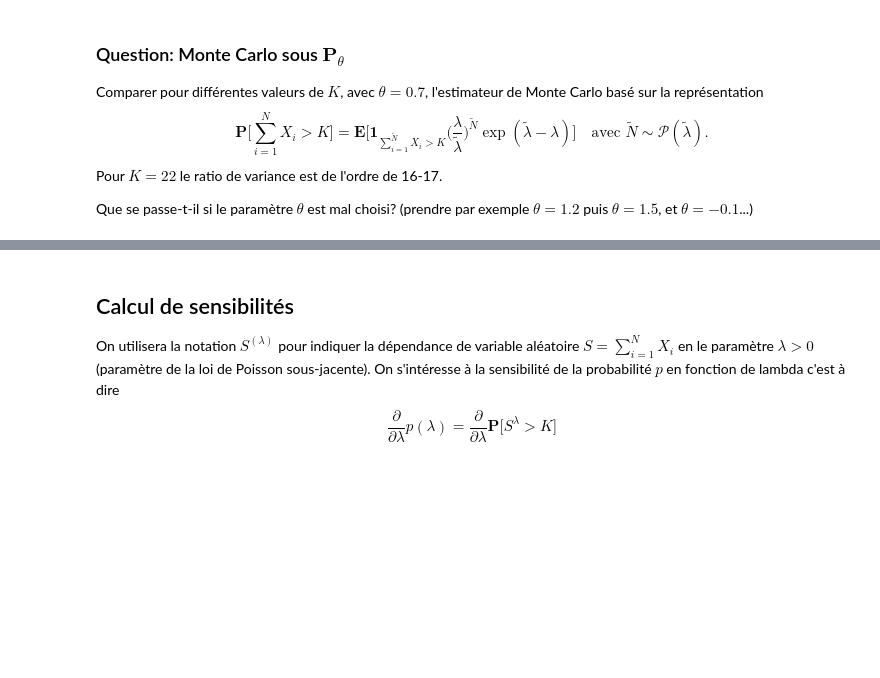
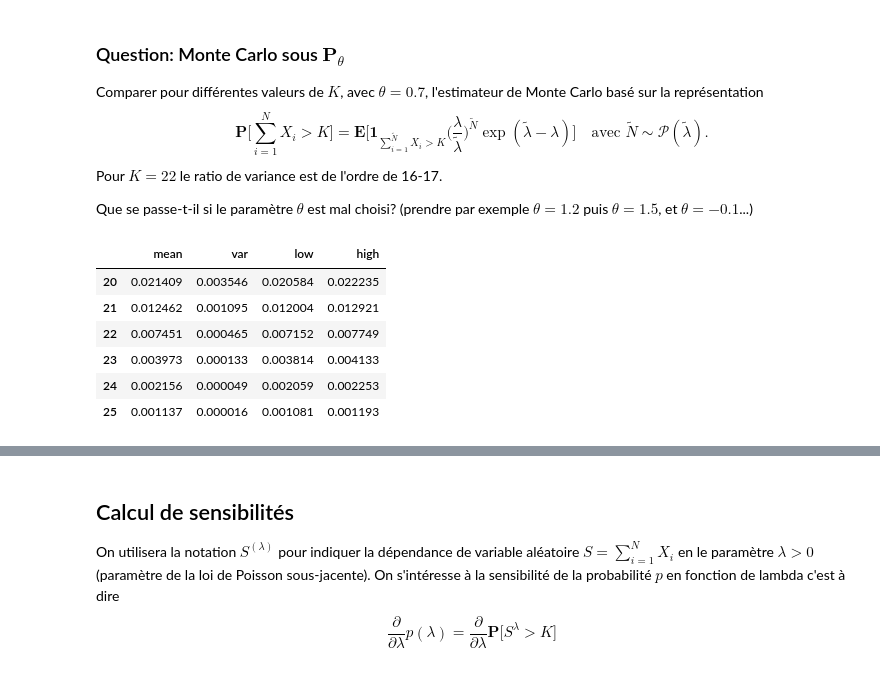
Before and after one commit to RoxaneC/M1-MATHS, a Jupyter notebook: Probabilités_Numériques/TP4/TP4 Sujet.ipynb, the cells around one changed output, grey strips where cells are left out. Cells and saved outputs as stored; diff of their text form; code cells hidden in the pictures; blank space fills up the shorter version.

```diff
--- a/Probabilités_Numériques/TP4/TP4 Sujet.ipynb
+++ b/Probabilités_Numériques/TP4/TP4 Sujet.ipynb
@@ -302,3 +307,28 @@ Comparer pour différentes valeurs de $K$, avec $\theta = 0.7$, l'estimateur de
 Pour $K = 22$ le ratio de variance est de l'ordre de 16-17.
 
 Que se passe-t-il si le paramètre $\theta$ est mal choisi? (prendre par exemple $\theta = 1.2$ puis $\theta = 1.5$, et $\theta = -0.1$...)
+# %%
+theta = 0.7
+Ks = np.arange(20,26)
+res_IS = []
+
+
+for K in Ks:
+    lmbda_tilde = lmbda*np.exp(theta)
+    sample_tilde = simu_S_tilde(n, mu, sigma, lmbda, theta)
+
+    sample = (sample_tilde[0]>K) * np.power(lmbda/lmbda_tilde, sample_tilde[1]) * np.exp(lmbda_tilde - lmbda)
+    sample_mc = monte_carlo(sample)
+    res_IS.append(sample_mc)
+
+index_y = ["mean", "var", "low", "high"]
+df_IS = pd.DataFrame(res_IS, index=Ks, columns=index_y)
+df_IS
+# %% [output]
+|  | mean | var | low | high |
+| 20 | 0.021409 | 0.003546 | 0.020584 | 0.022235 |
+| 21 | 0.012462 | 0.001095 | 0.012004 | 0.012921 |
+| 22 | 0.007451 | 0.000465 | 0.007152 | 0.007749 |
+| 23 | 0.003973 | 0.000133 | 0.003814 | 0.004133 |
+| 24 | 0.002156 | 0.000049 | 0.002059 | 0.002253 |
+| 25 | 0.001137 | 0.000016 | 0.001081 | 0.001193 |
```
Also changed, not shown: parts of 9 cells of this notebook, 10 other files.
